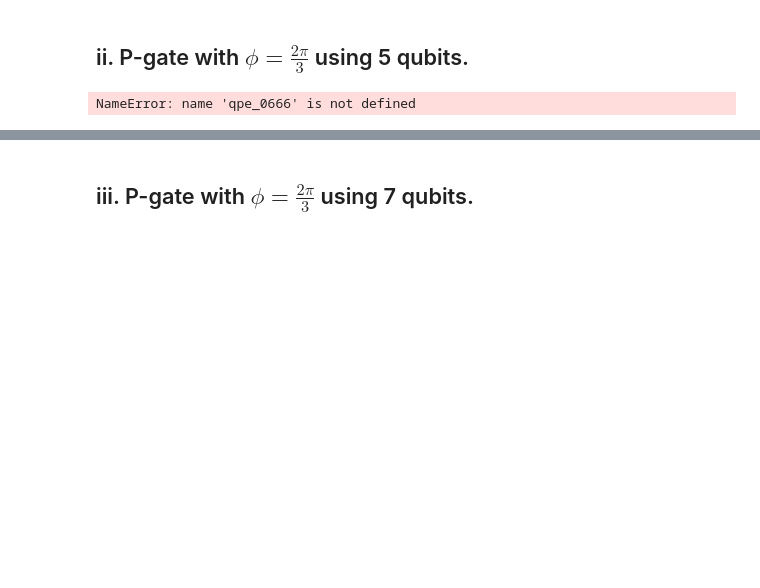
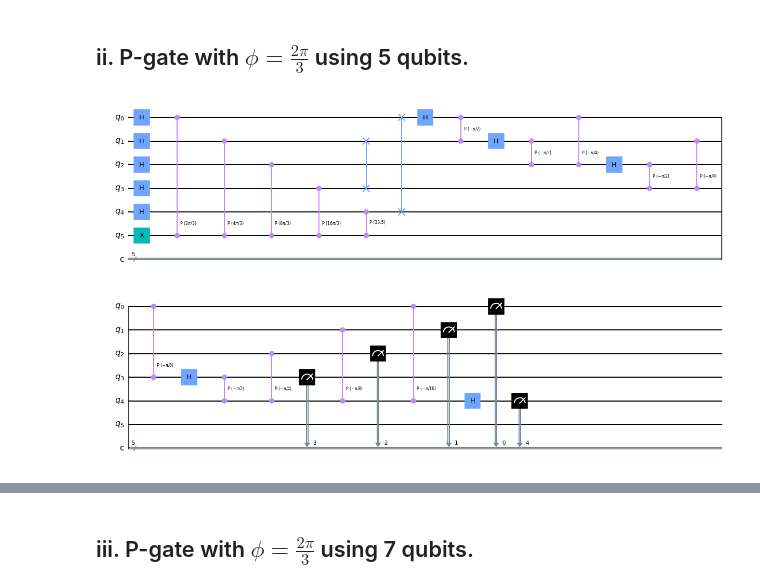
Before and after one commit to xuanlutw/Phys-8148-Quantum-Computing-Experiment-and-Implementation, a Jupyter notebook: 8.QFT.ipynb, the cells around one changed output, grey strips where cells are left out. Cells and saved outputs as stored; diff of their text form; code cells hidden in the pictures; blank space fills up the shorter version.

```diff
--- a/8.QFT.ipynb
+++ b/8.QFT.ipynb
@@ -183,10 +185,10 @@ plot_histogram(counts)
 # %% [markdown]
 ## ii. P-gate with $\phi = \frac{2\pi}{3}$ using 5 qubits.
 # %%
-qc = qpe_0666(5)
+qc = qpe_phase_2pi_3(5)
 qc.draw(output='mpl')
 # %% [output]
-NameError: name 'qpe_0666' is not defined
+[figure, added]
 # %%
 t_qc = transpile(qc, sim)
 qobj = assemble(t_qc, shots = 1000)
```
Also changed, not shown: parts of 8 cells of this notebook.
